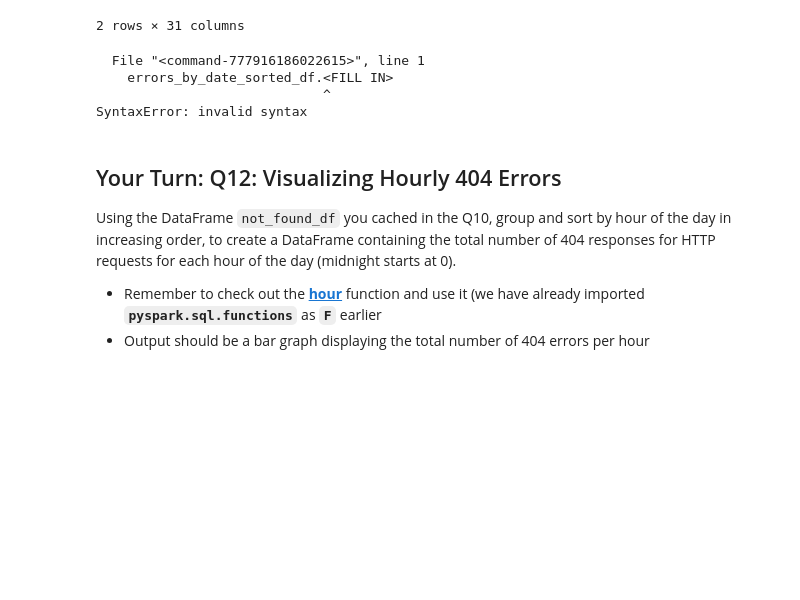
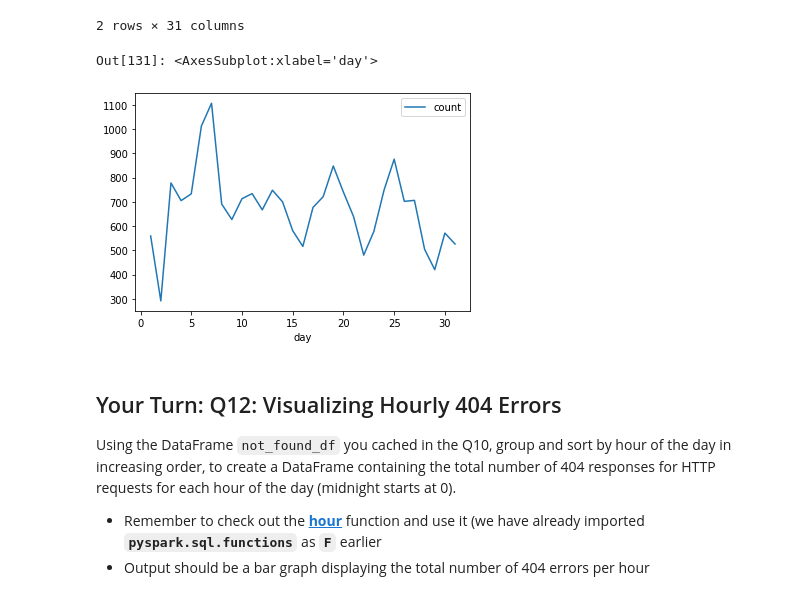
Before and after one commit to sl7423/mec-mini-projects, a Jupyter notebook: mec-6.4.1.data-wrangling-at-scale-with-spark/Mini_Project_Data_Wrangling_at_Scale_with_Spark.ipynb, the cells around one changed output. Drawn from its saved outputs; the diff is of its cells as text; code cells hidden in the pictures; blank space fills up the shorter version.

```diff
--- a/mec-6.4.1.data-wrangling-at-scale-with-spark/Mini_Project_Data_Wrangling_at_Scale_with_Spark.ipynb
+++ b/mec-6.4.1.data-wrangling-at-scale-with-spark/Mini_Project_Data_Wrangling_at_Scale_with_Spark.ipynb
@@ -996,13 +996,11 @@ errors_by_date_sorted_df.T
 | day | 1 | 2 | 3 | 4 | 5 | 6 | 7 | 8 | 9 | 10 | ... | ... |
 | count | 559 | 291 | 778 | 705 | 733 | 1013 | 1107 | 691 | 627 | 713 | ... | ... |
 2 rows × 31 columns
-# %%
-errors_by_date_sorted_df.<FILL IN>
-# %% [output]
-  File "<command-777916186022615>", line 1
-    errors_by_date_sorted_df.<FILL IN>
-                             ^
-SyntaxError: invalid syntax
+# %%
+errors_by_date_sorted_df.plot(x='day', y='count',kind='line')
+# %% [output]
+Out[131]: <AxesSubplot:xlabel='day'>
+[figure, added]
 # %% [markdown]
 ## Your Turn: Q12: Visualizing Hourly 404 Errors
 
```
